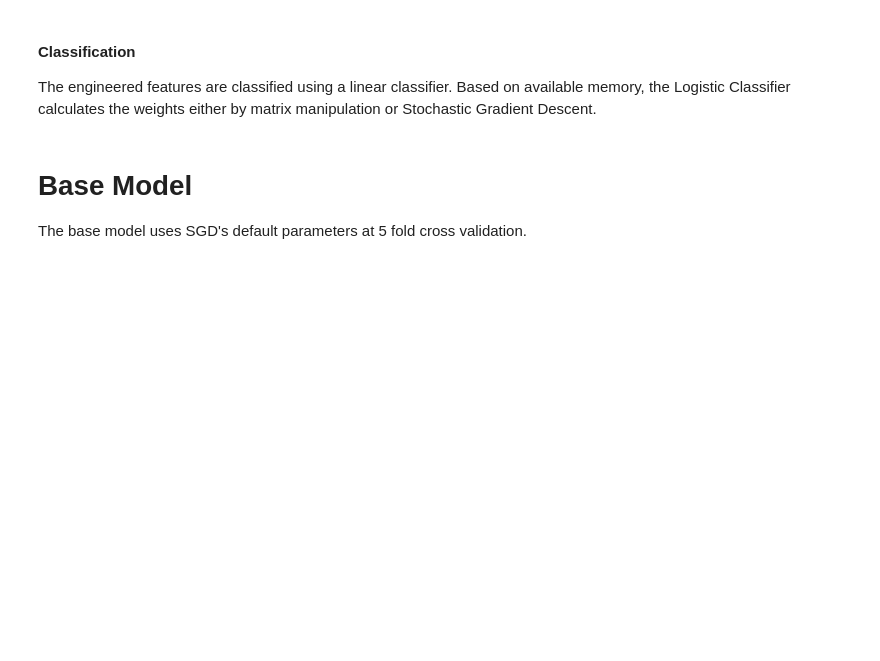
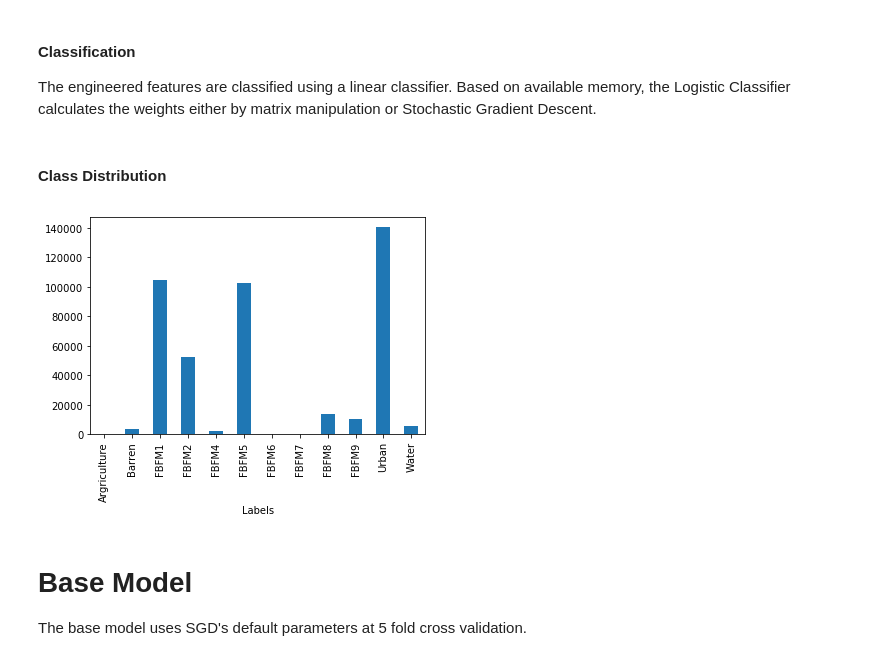
Before and after one commit to ryanriopelle/wildfire-data-analysis, a Jupyter notebook: Sadat/Spiral_1.ipynb, the cells around one changed output. Drawn from its saved outputs; the diff is of its cells as text; code cells hidden in the pictures; blank space fills up the shorter version.

```diff
--- a/Sadat/Spiral_1.ipynb
+++ b/Sadat/Spiral_1.ipynb
@@ -133,6 +133,12 @@ root = "/home/ssnazrul/WIFIRE/ResNet50_Analysis/WIFIRE_Engineered/"
 image_features = pd.read_csv(root+"WIFIRE_fc1000_engineered_features.csv",  delimiter=',', header=None)
 df = pd.read_csv(root+'WIFIRE_labels.csv')
 labels = df.Labels.values
+# %% [markdown]
+#### Class Distribution
+# %%
+df.groupby('Labels')['Path'].count().plot('bar');
+# %% [output]
+[figure, added]
 # %% [markdown]
 # Base Model
 
```
Also changed, not shown: parts of 8 cells of this notebook.
